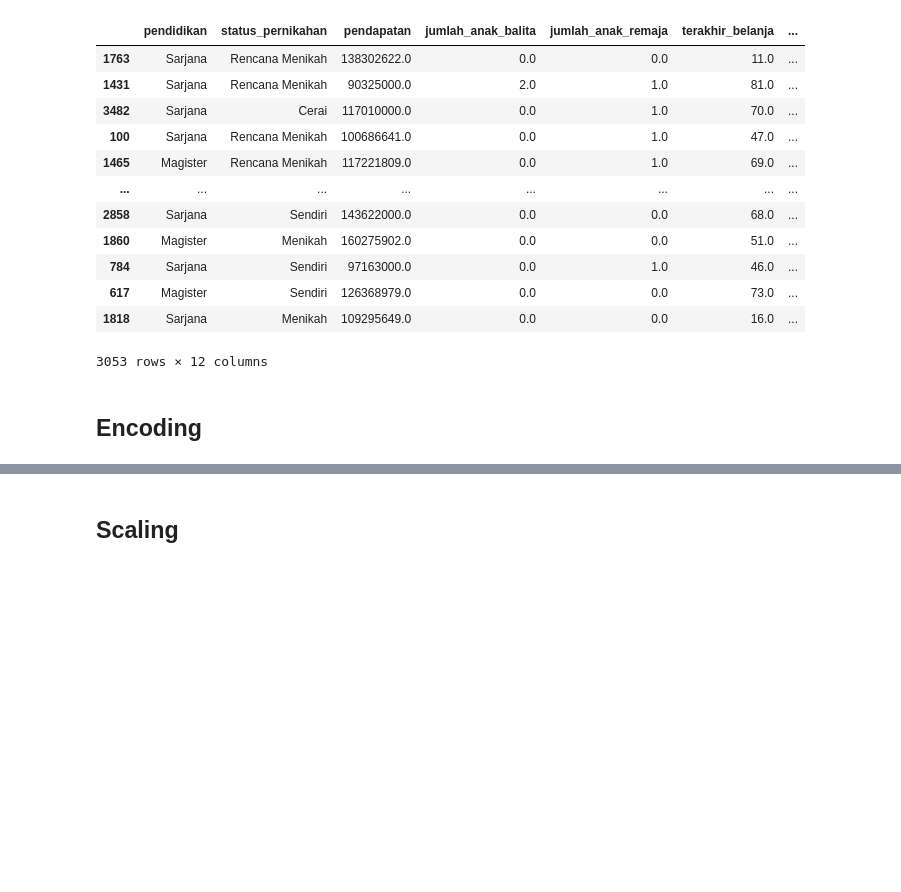
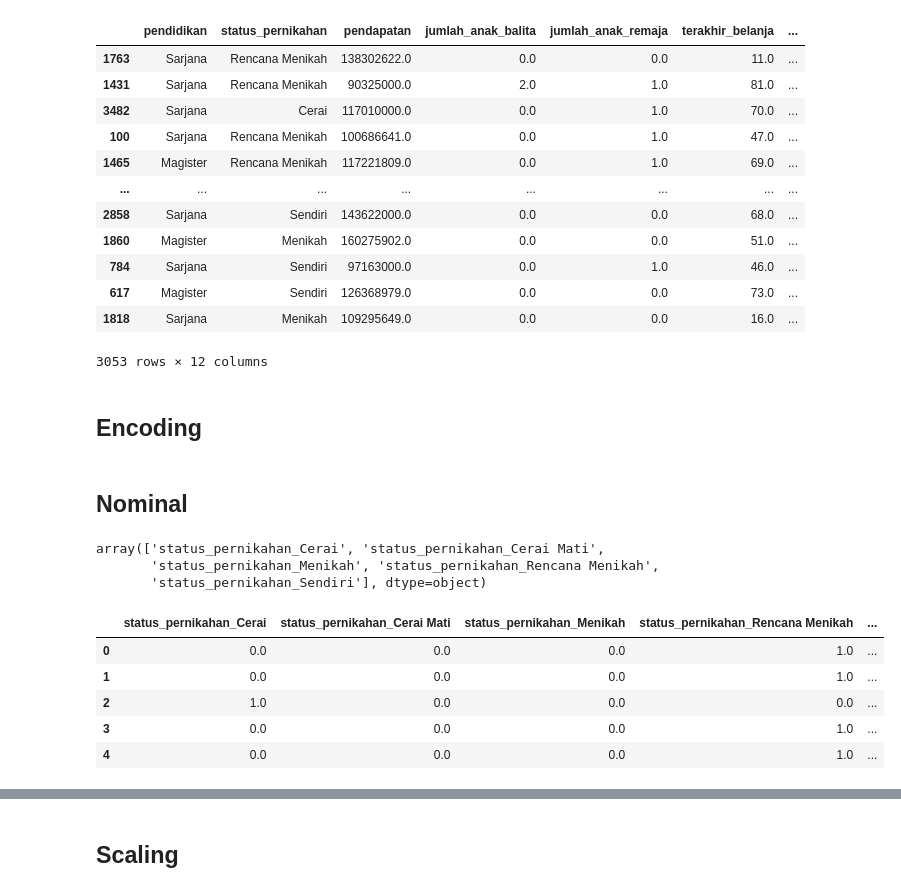
Before and after one commit to azizriza1210/Karpet-Biru, a Jupyter notebook: bismillah.ipynb, the cells around one changed output, grey strips where cells are left out. Cells and saved outputs as stored; diff of their text form; code cells hidden in the pictures; blank space fills up the shorter version.

```diff
--- a/bismillah.ipynb
+++ b/bismillah.ipynb
@@ -625,6 +671,9 @@ for index, row in X_train.iterrows():
 for index, row in X_test.iterrows():
     if pd.isnull(row['status_pernikahan']):
         X_test.at[index, 'status_pernikahan'] = mv_sp[row['pendidikan']]
+
+X_train['status_pernikahan'] = X_train['status_pernikahan'].replace("5", 'Rencana Menikah')
+X_test['status_pernikahan'] = X_test['status_pernikahan'].replace("5", 'Rencana Menikah')
 # %% [output]
 The behavior will change in pandas 3.0. This inplace method will never work because the intermediate object on which we are setting values always behaves as a copy.
 
@@ -890,3 +944,30 @@ X_train_selected
 3053 rows × 12 columns
 # %% [markdown]
 ## Encoding
+# %% [markdown]
+## Nominal
+# %%
+list_nom = ['status_pernikahan']
+
+enc_ohe = OneHotEncoder(sparse_output=False) # sparse_output=False agar tidak sparse metric
+enc_ohe.fit(X_train_selected[list_nom])
+X_train_ohe = enc_ohe.transform(X_train_selected[list_nom])
+X_test_ohe = enc_ohe.transform(X_test_selected[list_nom])
+# %%
+feature_names = enc_ohe.get_feature_names_out(input_features=list_nom)
+feature_names
+# %% [output]
+array(['status_pernikahan_Cerai', 'status_pernikahan_Cerai Mati',
+       'status_pernikahan_Menikah', 'status_pernikahan_Rencana Menikah',
+       'status_pernikahan_Sendiri'], dtype=object)
+# %%
+X_train_ohe_df = pd.DataFrame(X_train_ohe, columns=feature_names)
+X_test_ohe_df = pd.DataFrame(X_test_ohe, columns=feature_names)
+X_train_ohe_df.head()
+# %% [output]
+|  | status_pernikahan_Cerai | status_pernikahan_Cerai Mati | status_pernikahan_Menikah | status_pernikahan_Rencana Menikah | ... |
+| 0 | 0.0 | 0.0 | 0.0 | 1.0 | ... |
+| 1 | 0.0 | 0.0 | 0.0 | 1.0 | ... |
+| 2 | 1.0 | 0.0 | 0.0 | 0.0 | ... |
+| 3 | 0.0 | 0.0 | 0.0 | 1.0 | ... |
+| 4 | 0.0 | 0.0 | 0.0 | 1.0 | ... |
```
Also changed, not shown: parts of 38 cells of this notebook, 1 other file.
